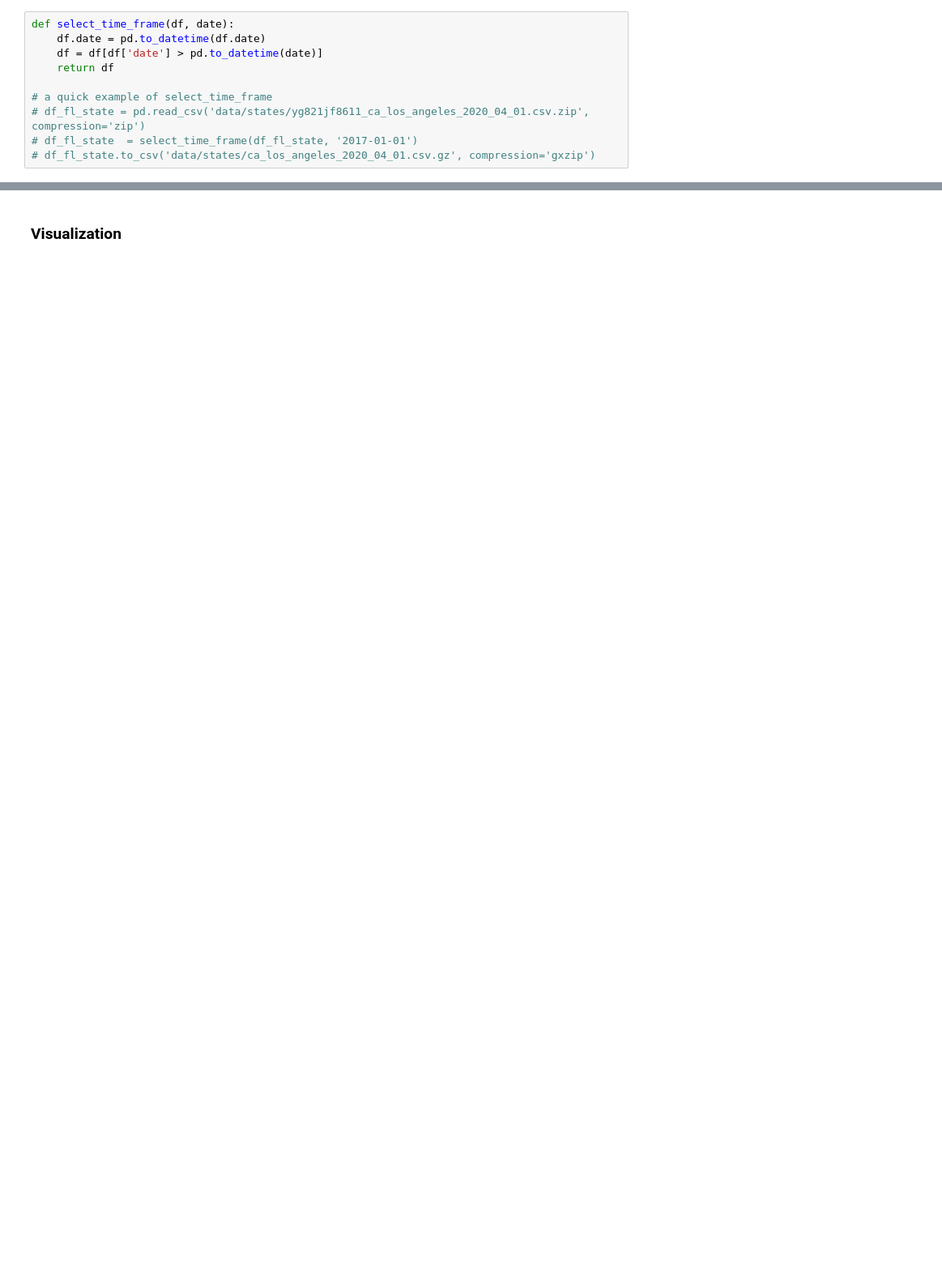
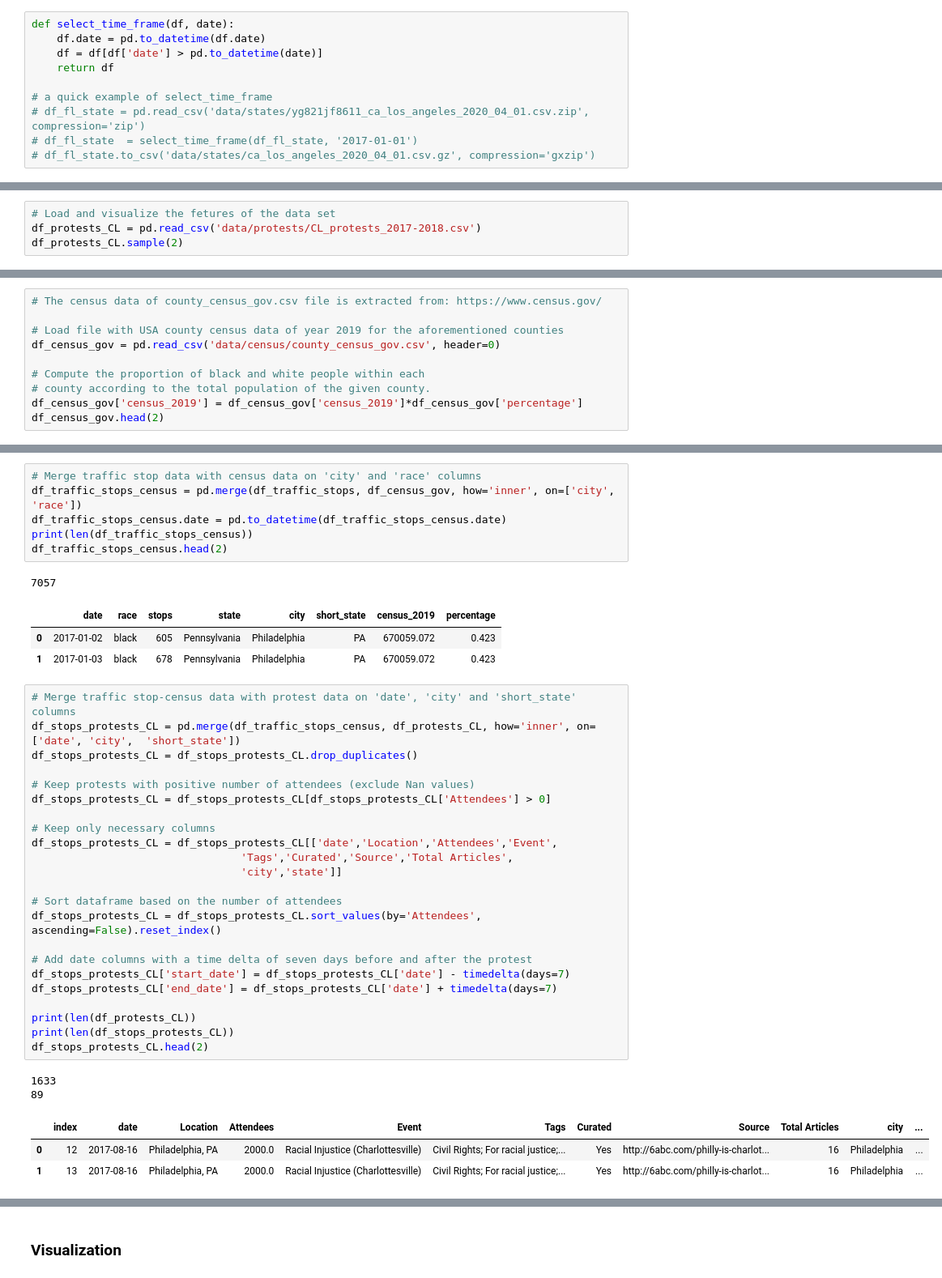
Before and after one commit to epfl-ada/ada-2020-project-milestone-p3-p3_three_musketeers, a Jupyter notebook: racial_protest_effects.ipynb, the cells around one changed output, grey strips where cells are left out. Shown at 81% size. Drawn from its saved outputs; the diff is of its cells as text; blank space fills up the shorter version.

Commit message:
data wrangling update

```diff
--- a/racial_protest_effects.ipynb
+++ b/racial_protest_effects.ipynb
@@ -300,0 +59,4 @@ df_merged_traffic_BLM = df_merged_traffic_BLM[df_merged_traffic_BLM['popnum'].no
+# %%
+# Load and visualize the fetures of the data set
+df_protests_CL = pd.read_csv('data/protests/CL_protests_2017-2018.csv')
+df_protests_CL.sample(2)
@@ -300,0 +178,10 @@ df_merged_traffic_BLM = df_merged_traffic_BLM[df_merged_traffic_BLM['popnum'].no
+# %%
+# The census data of county_census_gov.csv file is extracted from: https://www.census.gov/
+
+# Load file with USA county census data of year 2019 for the aforementioned counties
+df_census_gov = pd.read_csv('data/census/county_census_gov.csv', header=0)
+
+# Compute the proportion of black and white people within each
+# county according to the total population of the given county.
+df_census_gov['census_2019'] = df_census_gov['census_2019']*df_census_gov['percentage']
+df_census_gov.head(2)
@@ -300,0 +194,40 @@ df_merged_traffic_BLM = df_merged_traffic_BLM[df_merged_traffic_BLM['popnum'].no
+# %%
+# Merge traffic stop data with census data on 'city' and 'race' columns
+df_traffic_stops_census = pd.merge(df_traffic_stops, df_census_gov, how='inner', on=['city', 'race'])
+df_traffic_stops_census.date = pd.to_datetime(df_traffic_stops_census.date)
+print(len(df_traffic_stops_census))
+df_traffic_stops_census.head(2)
+# %% [output]
+7057
+|  | date | race | stops | state | city | short_state | census_2019 | percentage |
+| 0 | 2017-01-02 | black | 605 | Pennsylvania | Philadelphia | PA | 670059.072 | 0.423 |
+| 1 | 2017-01-03 | black | 678 | Pennsylvania | Philadelphia | PA | 670059.072 | 0.423 |
+# %%
+# Merge traffic stop-census data with protest data on 'date', 'city' and 'short_state' columns
+df_stops_protests_CL = pd.merge(df_traffic_stops_census, df_protests_CL, how='inner', on=['date', 'city',  'short_state'])
+df_stops_protests_CL = df_stops_protests_CL.drop_duplicates()
+
+# Keep protests with positive number of attendees (exclude Nan values)
+df_stops_protests_CL = df_stops_protests_CL[df_stops_protests_CL['Attendees'] > 0]
+
+# Keep only necessary columns
+df_stops_protests_CL = df_stops_protests_CL[['date','Location','Attendees','Event',
+                                 'Tags','Curated','Source','Total Articles',
+                                 'city','state']]
+
+# Sort dataframe based on the number of attendees
+df_stops_protests_CL = df_stops_protests_CL.sort_values(by='Attendees', ascending=False).reset_index()
+
+# Add date columns with a time delta of seven days before and after the protest
+df_stops_protests_CL['start_date'] = df_stops_protests_CL['date'] - timedelta(days=7)
+df_stops_protests_CL['end_date'] = df_stops_protests_CL['date'] + timedelta(days=7)
+
+print(len(df_protests_CL))
+print(len(df_stops_protests_CL))
+df_stops_protests_CL.head(2)
+# %% [output]
+1633
+89
+|  | index | date | Location | Attendees | Event | Tags | Curated | Source | Total Articles | city | ... |
+| 0 | 12 | 2017-08-16 | Philadelphia, PA | 2000.0 | Racial Injustice (Charlottesville) | Civil Rights; For racial justice;... | Yes | http://6abc.com/philly-is-charlot... | 16 | Philadelphia | ... |
+| 1 | 13 | 2017-08-16 | Philadelphia, PA | 2000.0 | Racial Injustice (Charlottesville) | Civil Rights; For racial justice;... | Yes | http://6abc.com/philly-is-charlot... | 16 | Philadelphia | ... |
```
Also changed, not shown: parts of 44 cells of this notebook.
